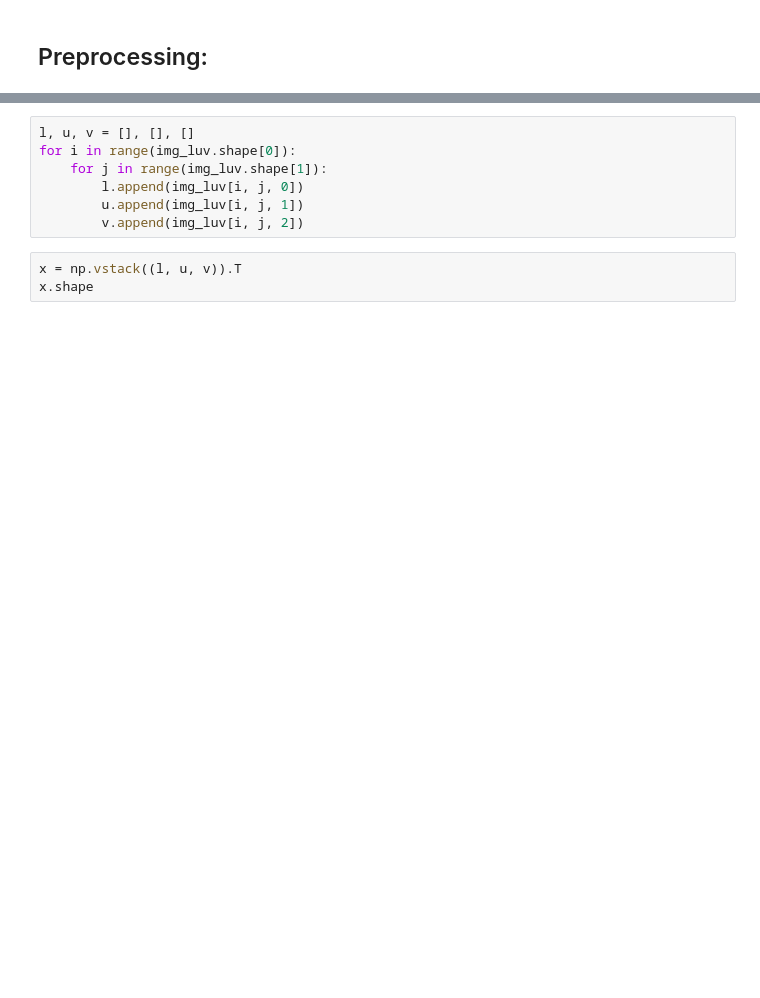
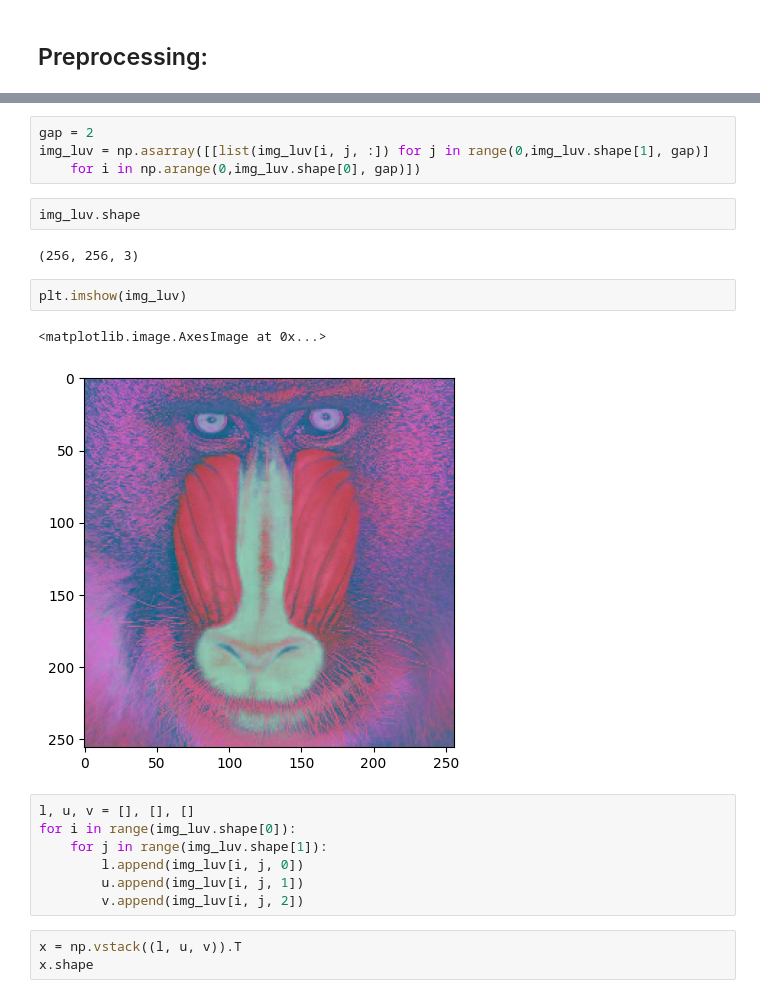
Before and after one commit to jormundur00/ToMAToAlgorithm, a Jupyter notebook: ImageSegmentation.ipynb, the cells around one changed output, grey strips where cells are left out. Drawn from its saved outputs; the diff is of its cells as text; blank space fills up the shorter version.

```diff
--- a/ImageSegmentation.ipynb
+++ b/ImageSegmentation.ipynb
@@ -34,3 +34,16 @@ img_luv.shape
+# %%
+gap = 2
+img_luv = np.asarray([[list(img_luv[i, j, :]) for j in range(0,img_luv.shape[1], gap)]
+    for i in np.arange(0,img_luv.shape[0], gap)])
+# %%
+img_luv.shape
+# %% [output]
+(256, 256, 3)
+# %%
+plt.imshow(img_luv)
+# %% [output]
+<matplotlib.image.AxesImage at 0x...>
+[figure, added]
 # %%
 l, u, v = [], [], []
 for i in range(img_luv.shape[0]):
```
Also changed, not shown: parts of 22 cells of this notebook.
